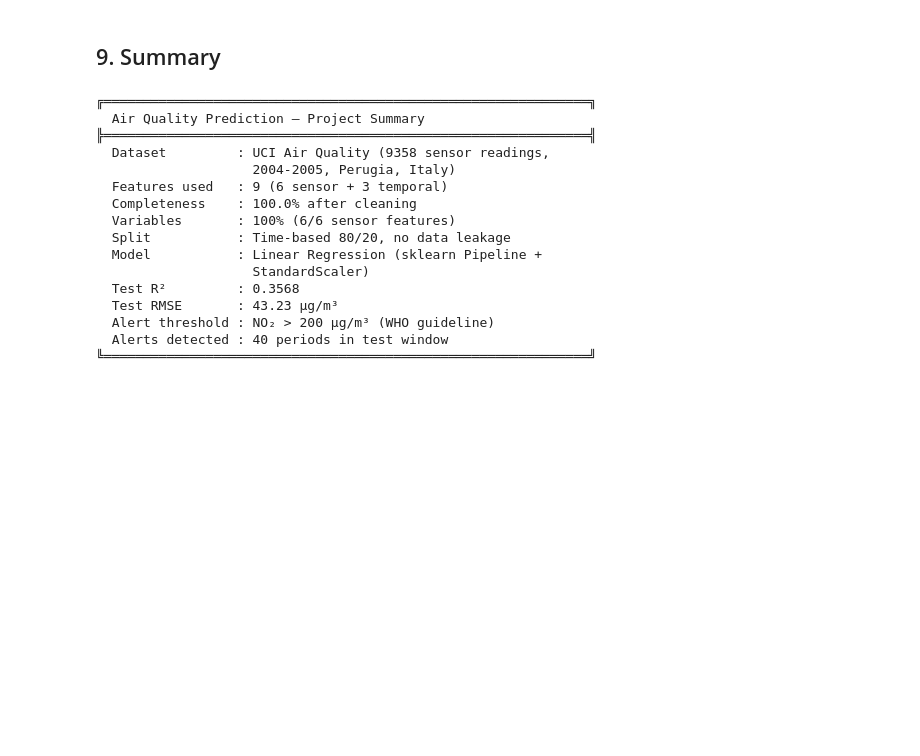
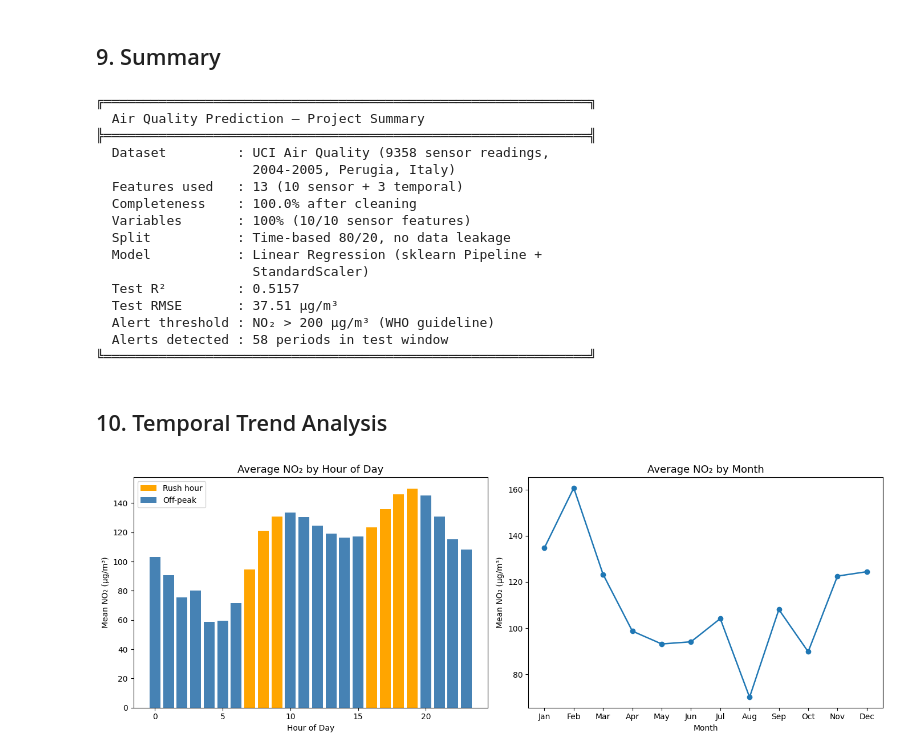
Before and after one commit to diovalo/air-quality-prediction, a Jupyter notebook: air_quality_prediction.ipynb, the cells around one changed output. Drawn from its saved outputs; the diff is of its cells as text; code cells hidden in the pictures; blank space fills up the shorter version.

```diff
--- a/air_quality_prediction.ipynb
+++ b/air_quality_prediction.ipynb
@@ -332,9 +343,9 @@ summary = f"""
 ╠══════════════════════════════════════════════════════════════╣
   Dataset         : UCI Air Quality (9358 sensor readings,
                     2004-2005, Perugia, Italy)
-  Features used   : 9 (6 sensor + 3 temporal)
+  Features used   : 13 (10 sensor + 3 temporal)
   Completeness    : {completeness_pct:.1f}% after cleaning
-  Variables       : 100% (6/6 sensor features)
+  Variables       : 100% (10/10 sensor features)
   Split           : Time-based 80/20, no data leakage
   Model           : Linear Regression (sklearn Pipeline +
                     StandardScaler)
@@ -351,14 +362,46 @@ print(summary)
 ╠══════════════════════════════════════════════════════════════╣
   Dataset         : UCI Air Quality (9358 sensor readings,
                     2004-2005, Perugia, Italy)
-  Features used   : 9 (6 sensor + 3 temporal)
+  Features used   : 13 (10 sensor + 3 temporal)
   Completeness    : 100.0% after cleaning
-  Variables       : 100% (6/6 sensor features)
+  Variables       : 100% (10/10 sensor features)
   Split           : Time-based 80/20, no data leakage
   Model           : Linear Regression (sklearn Pipeline +
                     StandardScaler)
-  Test R²         : 0.3568
-  Test RMSE       : 43.23 µg/m³
+  Test R²         : 0.5157
+  Test RMSE       : 37.51 µg/m³
   Alert threshold : NO₂ > 200 µg/m³ (WHO guideline)
-  Alerts detected : 40 periods in test window
+  Alerts detected : 58 periods in test window
 ╚══════════════════════════════════════════════════════════════╝
+# %% [markdown]
+## 10. Temporal Trend Analysis
+# %%
+import calendar
+
+fig, (ax1, ax2) = plt.subplots(1, 2, figsize=(14, 5))
+
+hourly_mean = df_clean.groupby('hour_of_day')[TARGET].mean()
+bar_colors = ['orange' if h in RUSH_HOURS else 'steelblue' for h in hourly_mean.index]
+ax1.bar(hourly_mean.index, hourly_mean.values, color=bar_colors)
+ax1.set_title('Average NO\u2082 by Hour of Day')
+ax1.set_xlabel('Hour of Day')
+ax1.set_ylabel('Mean NO\u2082 (\u00b5g/m\u00b3)')
+from matplotlib.patches import Patch
+ax1.legend(handles=[
+    Patch(facecolor='orange',    label='Rush hour'),
+    Patch(facecolor='steelblue', label='Off-peak')
+])
+
+monthly_mean = df_clean.groupby(df_clean.index.month)[TARGET].mean()
+month_labels = [calendar.month_abbr[m] for m in monthly_mean.index]
+ax2.plot(monthly_mean.index, monthly_mean.values, marker='o', linewidth=1.8)
+ax2.set_title('Average NO\u2082 by Month')
+ax2.set_xlabel('Month')
+ax2.set_ylabel('Mean NO\u2082 (\u00b5g/m\u00b3)')
+ax2.set_xticks(monthly_mean.index)
+ax2.set_xticklabels(month_labels)
+
+plt.tight_layout()
+plt.show()
+# %% [output]
+[figure, added]
```
Also changed, not shown: parts of 6 cells of this notebook.
